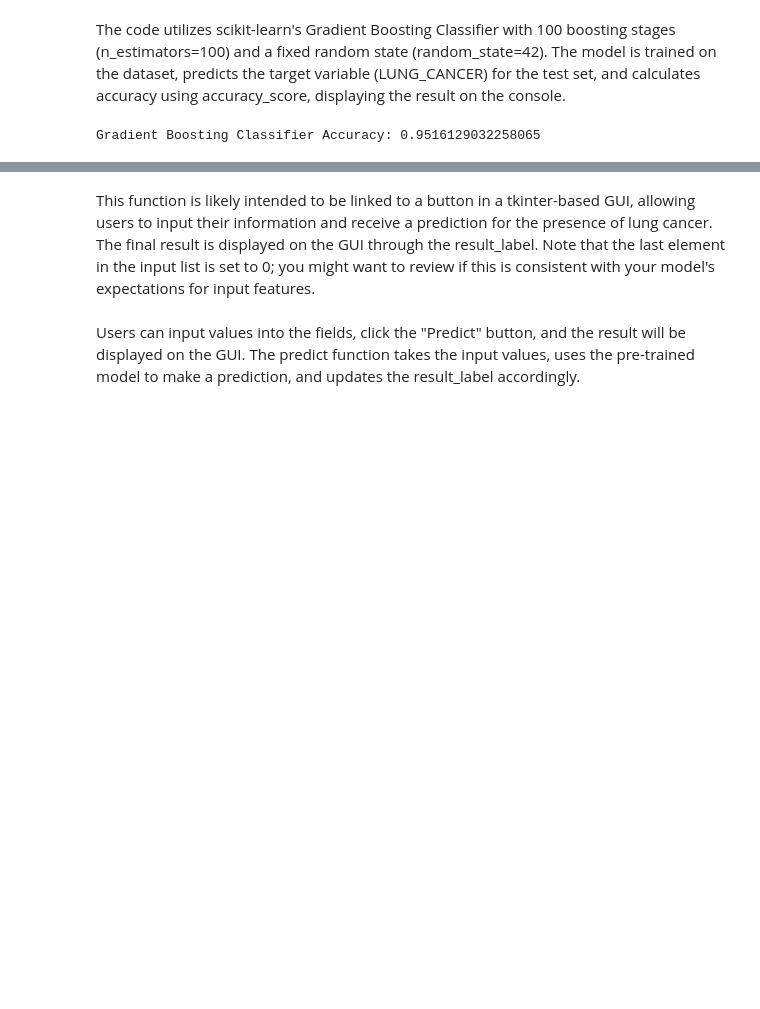
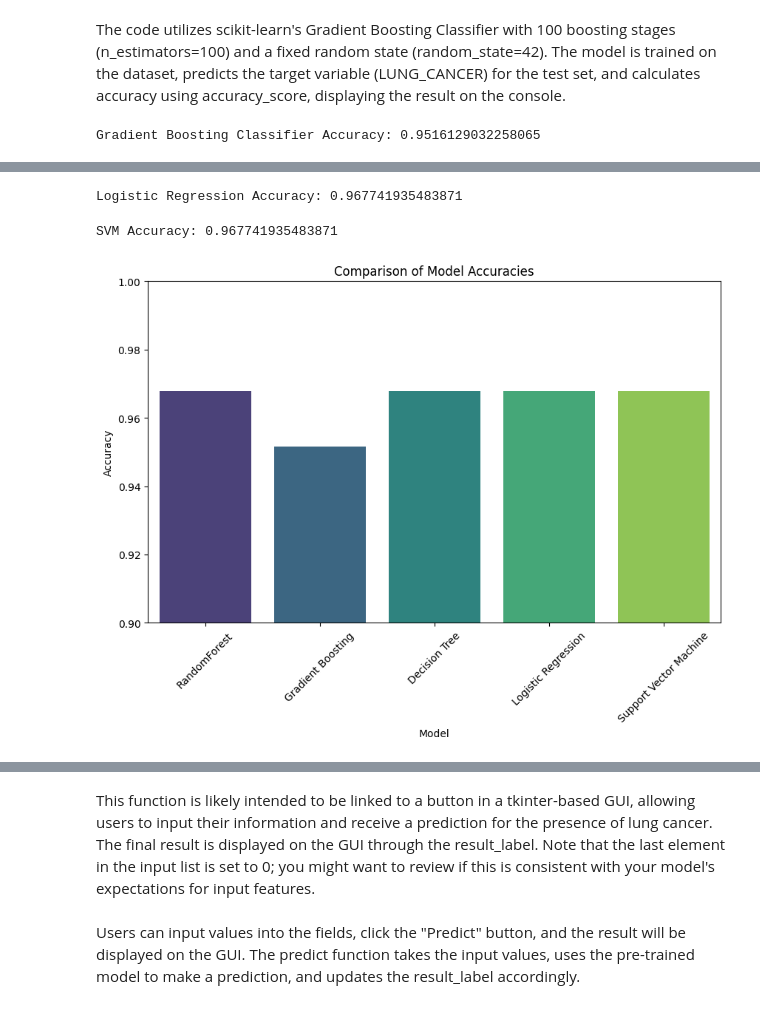
Before and after one commit to shihan719/Lung-Cancer-Prediction-Using-Machine-Learning, a Jupyter notebook: Lung Cancer.ipynb, the cells around one changed output, grey strips where cells are left out. Drawn from its saved outputs; the diff is of its cells as text; code cells hidden in the pictures; blank space fills up the shorter version.

```diff
--- a/Lung Cancer.ipynb
+++ b/Lung Cancer.ipynb
@@ -152,0 +141,67 @@ The model that performed the best is: RandomForest with an accuracy of 0.97
+# %%
+from sklearn.linear_model import LogisticRegression
+from sklearn.metrics import accuracy_score
+from sklearn.preprocessing import StandardScaler
+
+# Scale the data
+scaler = StandardScaler()
+X_train_scaled = scaler.fit_transform(X_train)
+X_test_scaled = scaler.transform(X_test)
+
+# Train the Logistic Regression model with increased max_iter
+lr_model = LogisticRegression(random_state=42, max_iter=1000)
+lr_model.fit(X_train_scaled, y_train)
+
+# Evaluate the Logistic Regression model
+y_pred_lr = lr_model.predict(X_test_scaled)
+accuracy_lr = accuracy_score(y_test, y_pred_lr)
+print('Logistic Regression Accuracy:', accuracy_lr)
+# %% [output]
+Logistic Regression Accuracy: 0.967741935483871
+# %%
+from sklearn.svm import SVC
+from sklearn.metrics import accuracy_score
+from sklearn.preprocessing import StandardScaler
+
+# Scale the data
+scaler = StandardScaler()
+X_train_scaled = scaler.fit_transform(X_train)
+X_test_scaled = scaler.transform(X_test)
+
+# Train the SVM model
+svm_model = SVC(kernel='rbf', random_state=42)
+svm_model.fit(X_train_scaled, y_train)
+
+# Evaluate the SVM model
+y_pred_svm = svm_model.predict(X_test_scaled)
+accuracy_svm = accuracy_score(y_test, y_pred_svm)
+print('SVM Accuracy:', accuracy_svm)
+# %% [output]
+SVM Accuracy: 0.967741935483871
+# %%
+import seaborn as sns
+import matplotlib.pyplot as plt
+
+# Define accuracies of all four models
+accuracies = {
+    'RandomForest': accuracy,
+    'Gradient Boosting': accuracy_gb,
+    'Decision Tree': accuracy_dt,
+    'Logistic Regression': accuracy_lr,
+    'Support Vector Machine': accuracy_svm
+}
+
+# Create a DataFrame from the accuracies dictionary
+accuracies_df = pd.DataFrame(list(accuracies.items()), columns=['Model', 'Accuracy'])
+
+# Plot the bar graph
+plt.figure(figsize=(10, 6))
+sns.barplot(x='Model', y='Accuracy', data=accuracies_df, palette='viridis')
+plt.title('Comparison of Model Accuracies')
+plt.xlabel('Model')
+plt.ylabel('Accuracy')
+plt.ylim(0.9, 1.0)  # Optional: set the y-axis limits for better visualization
+plt.xticks(rotation=45)  # Optional: rotate x-axis labels for better readability
+plt.show()
+# %% [output]
+[figure, added]
```
Also changed, not shown: parts of 4 cells of this notebook.
